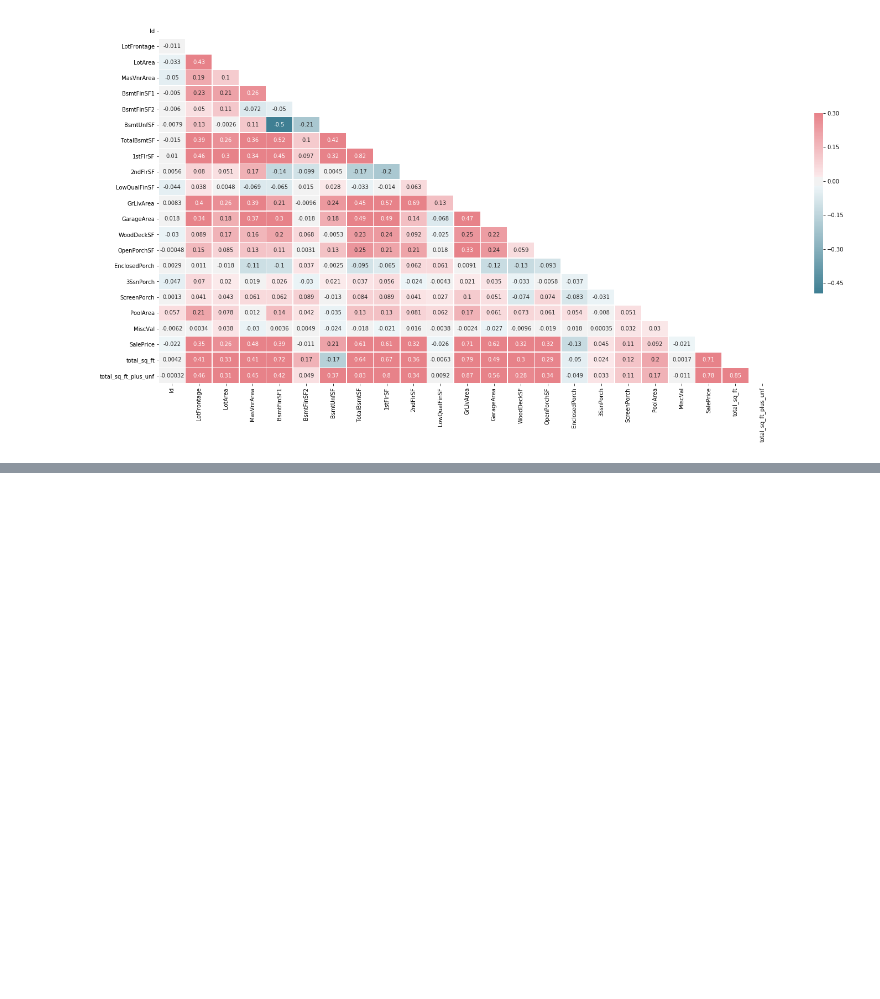
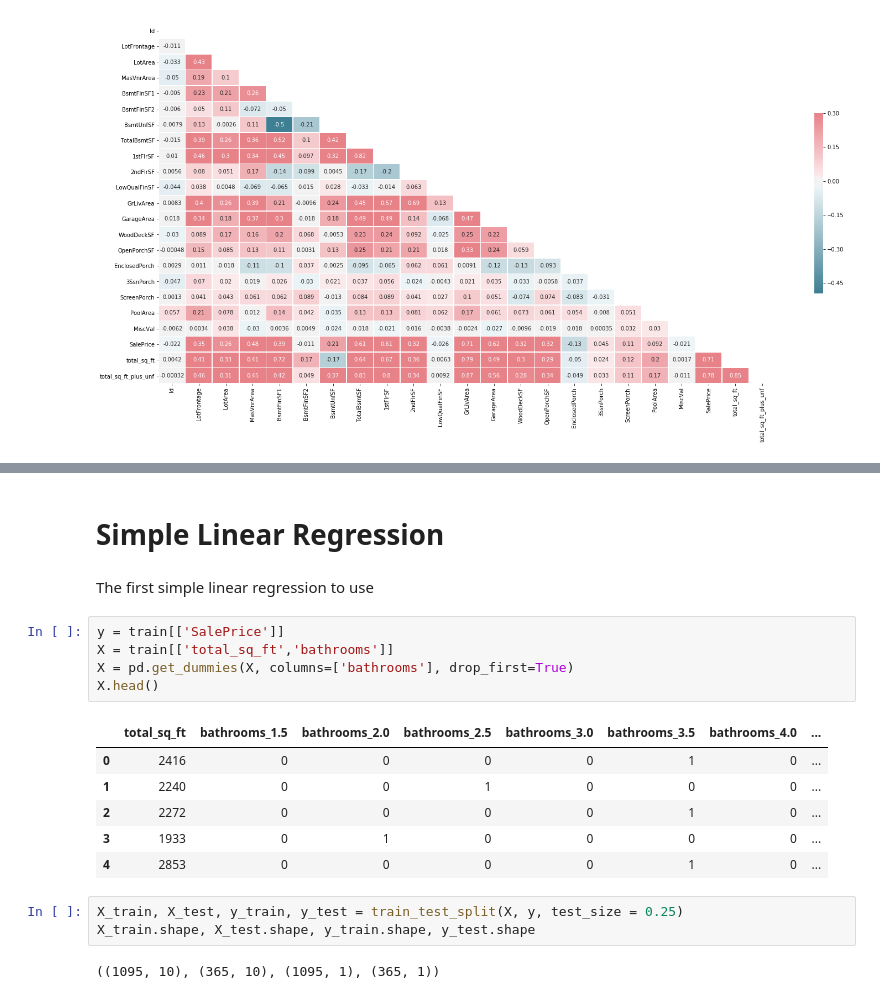
Before and after one commit to matthewcassi/kaggle_competitions, a Jupyter notebook: house_prices/initial_eda.ipynb, the cells around one changed output, grey strips where cells are left out. Cells and saved outputs as stored; diff of their text form; blank space fills up the shorter version.

```diff
--- a/house_prices/initial_eda.ipynb
+++ b/house_prices/initial_eda.ipynb
@@ -345,0 +377,21 @@ plot.heatmap(nums2)
+# %% [markdown]
+# Simple Linear Regression
+# %% [markdown]
+The first simple linear regression to use
+# %%
+y = train[['SalePrice']]
+X = train[['total_sq_ft','bathrooms']]
+X = pd.get_dummies(X, columns=['bathrooms'], drop_first=True)
+X.head()
+# %% [output]
+|  | total_sq_ft | bathrooms_1.5 | bathrooms_2.0 | bathrooms_2.5 | bathrooms_3.0 | bathrooms_3.5 | bathrooms_4.0 | ... |
+| 0 | 2416 | 0 | 0 | 0 | 0 | 1 | 0 | ... |
+| 1 | 2240 | 0 | 0 | 1 | 0 | 0 | 0 | ... |
+| 2 | 2272 | 0 | 0 | 0 | 0 | 1 | 0 | ... |
+| 3 | 1933 | 0 | 1 | 0 | 0 | 0 | 0 | ... |
+| 4 | 2853 | 0 | 0 | 0 | 0 | 1 | 0 | ... |
+# %%
+X_train, X_test, y_train, y_test = train_test_split(X, y, test_size = 0.25)
+X_train.shape, X_test.shape, y_train.shape, y_test.shape
+# %% [output]
+((1095, 10), (365, 10), (1095, 1), (365, 1))
```
Also changed, not shown: parts of 27 cells of this notebook.
